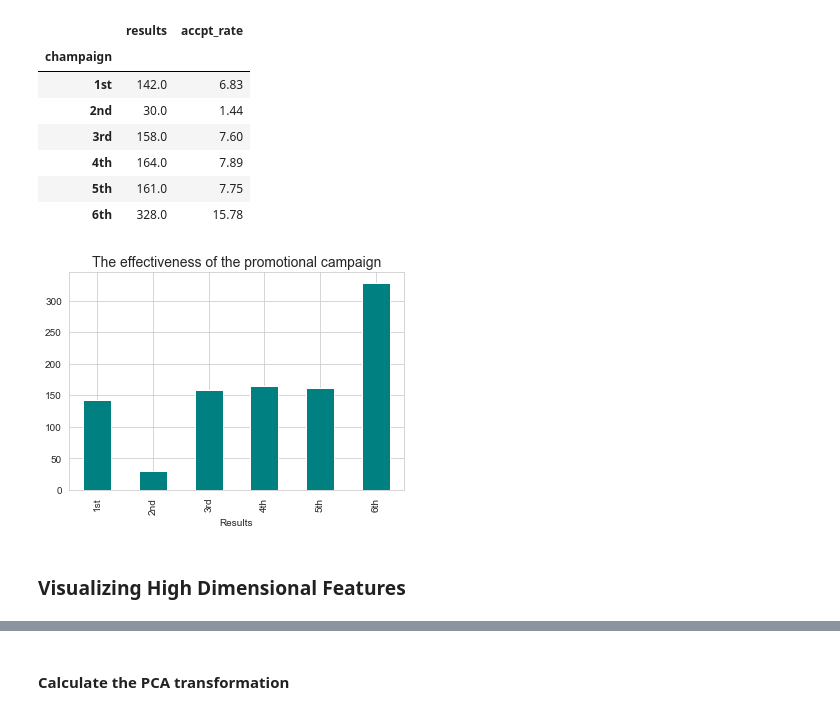
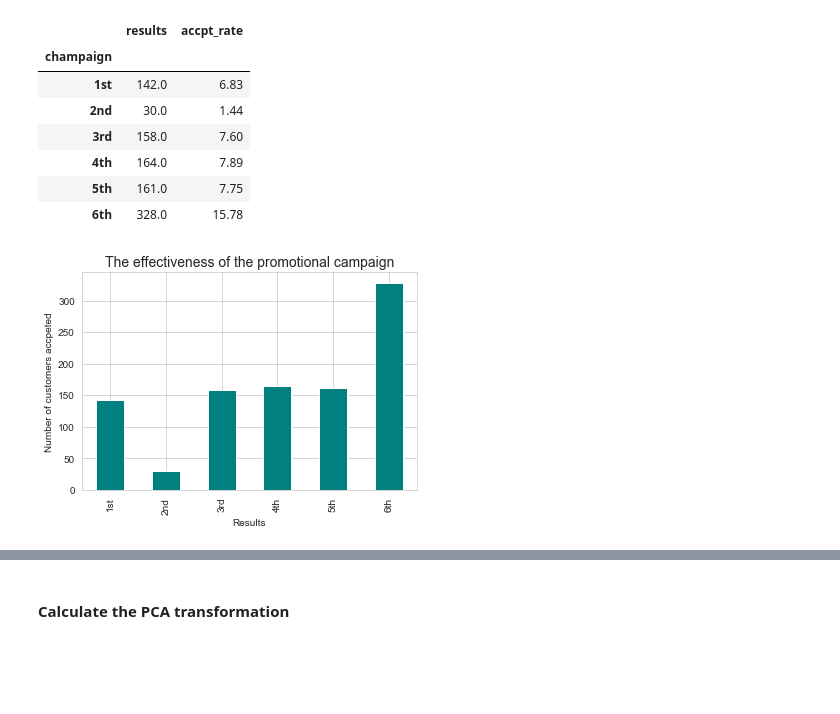
Before and after one commit to livia360/Capstone_project, a Jupyter notebook: 02_Exploratory_Data_Analysis.ipynb, the cells around one changed output, grey strips where cells are left out. Drawn from its saved outputs; the diff is of its cells as text; code cells hidden in the pictures; blank space fills up the shorter version.

```diff
--- a/02_Exploratory_Data_Analysis.ipynb
+++ b/02_Exploratory_Data_Analysis.ipynb
@@ -245,9 +249,8 @@ df_cmp
 # %%
 df_cmp['results'].plot(kind='bar', color='teal')
 plt.xlabel('Results')
+plt.ylabel('Number of customers accpeted')
 plt.title('The effectiveness of the promotional campaign', fontsize=14)
 plt.show();
 # %% [output]
-[figure, old version]
+[figure, new version]
-# %% [markdown]
-### Visualizing High Dimensional Features
```
Also changed, not shown: parts of 47 cells of this notebook.
